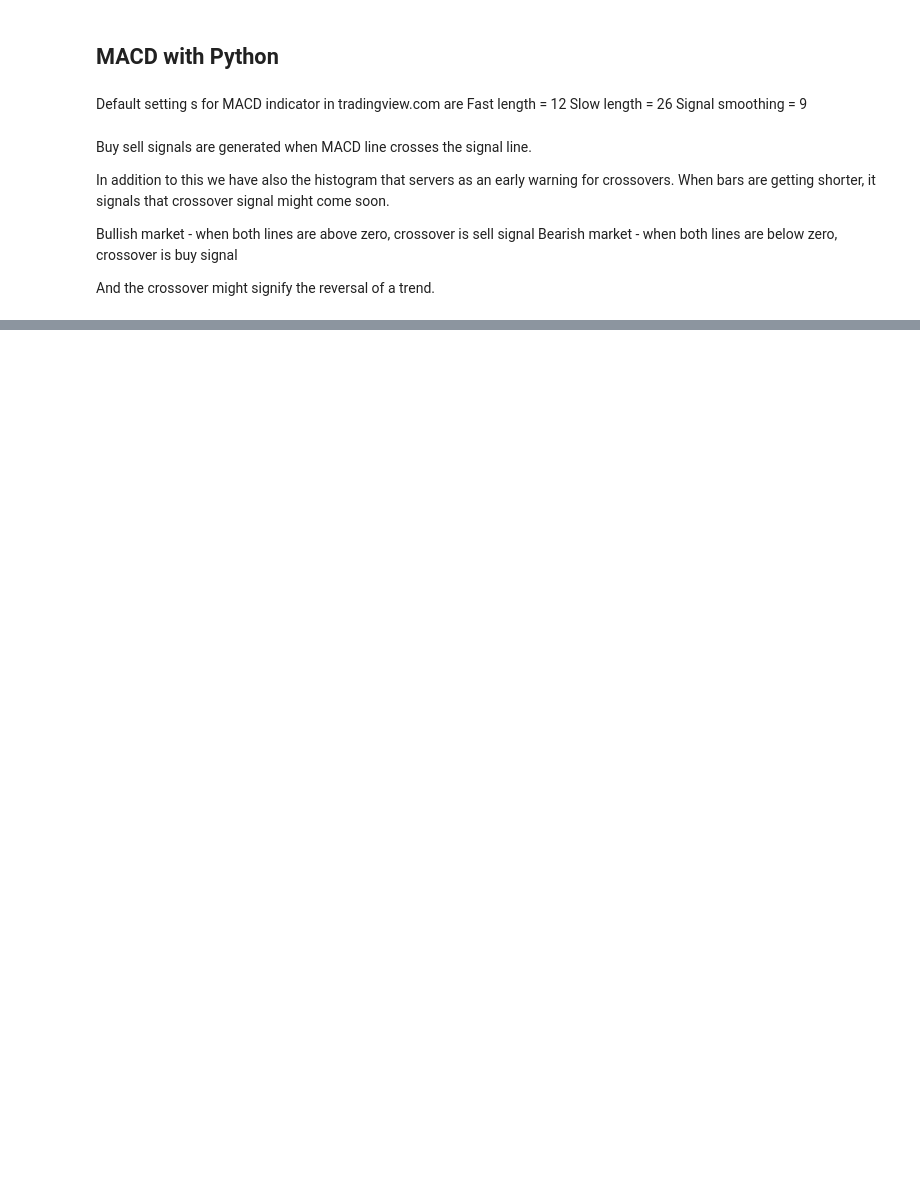
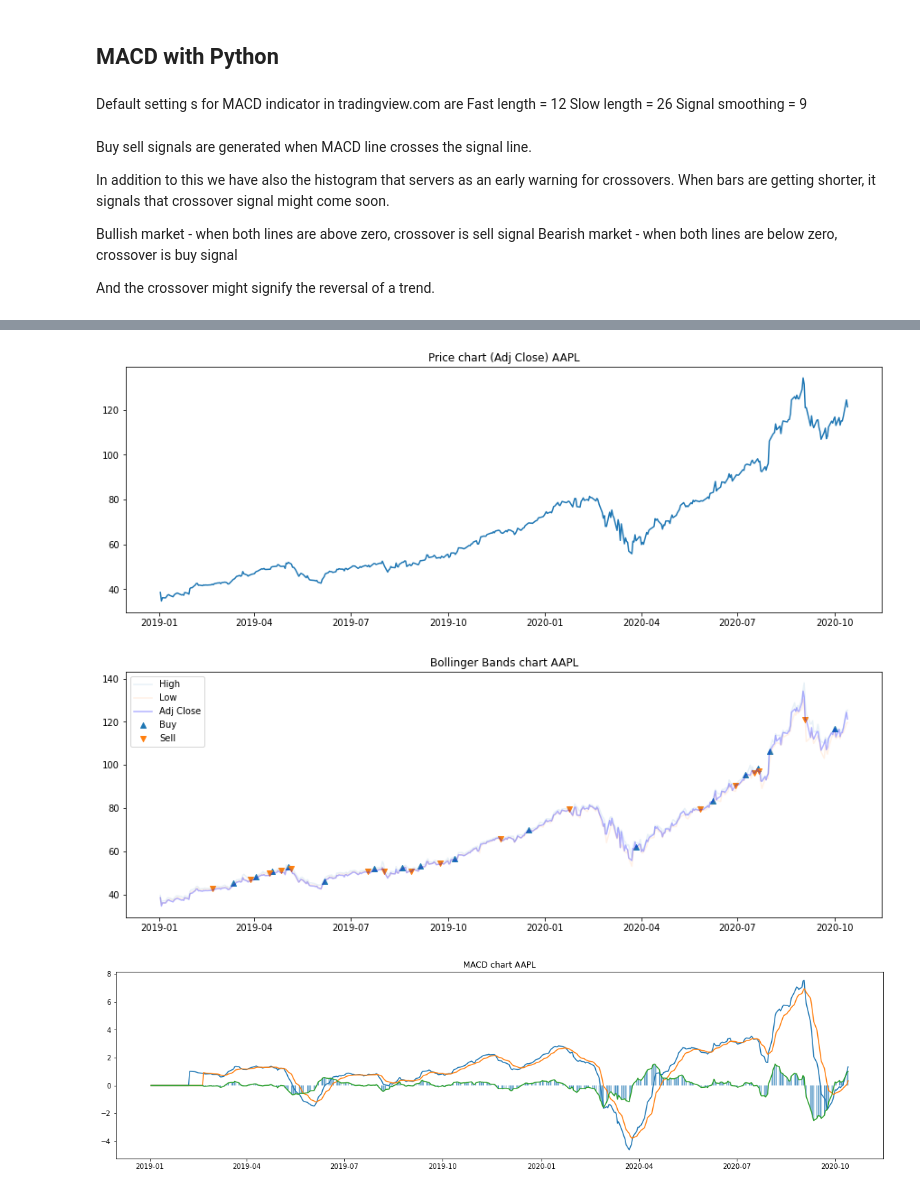
Before and after one commit to tristcoil/technical_indicators, a Jupyter notebook: MACD.ipynb, the cells around one changed output, grey strips where cells are left out. Drawn from its saved outputs; the diff is of its cells as text; code cells hidden in the pictures; blank space fills up the shorter version.

Commit message:
added signal detection

```diff
--- a/MACD.ipynb
+++ b/MACD.ipynb
@@ -133,3 +185,47 @@ plt.show()
+# %%
+#mine implementation
+def plot_signals(df, ticker):
+    # plot price
+    plt.figure(figsize=(15,5))
+    plt.plot(df['Date'], df['Adj Close'])
+    plt.title('Price chart (Adj Close) ' + str(ticker))
+    plt.show()
+
+    # plot  values and significant levels
+    plt.figure(figsize=(15,5))
+    plt.title('Bollinger Bands chart ' + str(ticker))
+    plt.plot(df['Date'], df['High'], label='High', alpha=0.1)
+    plt.plot(df['Date'], df['Low'], label='Low', alpha=0.1)
+    plt.plot(df['Date'], df['Adj Close'], label='Adj Close', color='blue', alpha=0.3)
+
+    #plt.plot(df['Date'], df['High'], label='High', alpha=0.3)
+    #plt.plot(df['Date'], df['Low'], label='Low', alpha=0.3)
+
+    #plt.plot(df['Date'], df['BU'], label='B_Upper', alpha=0.3)
+    #plt.plot(df['Date'], df['BL'], label='B_Lower', alpha=0.3)
+    #plt.plot(df['Date'], df['B_MA'], label='B_SMA', alpha=0.3)
+    #plt.fill_between(df['Date'], df['BU'], df['BL'], color='grey', alpha=0.1)
+
+    plt.scatter(df['Date'], df['Buy_Signal_Price'], label='Buy', marker='^')
+    plt.scatter(df['Date'], df['Sell_Signal_Price'], label='Sell', marker='v')
+
+    plt.legend()
+
+    plt.show()
+
+
+    plt.figure(figsize=(20,5))
+    plt.title('MACD chart ' + str(ticker))
+    plt.plot(df['Date'], df['MACD'].fillna(0))
+    plt.plot(df['Date'], df['MACDsig'].fillna(0))
+    plt.plot(df['Date'], df['MACDhist'].fillna(0))
+    plt.bar(df['Date'], df['MACDhist'].fillna(0), width=0.5, snap=False)
+# %%
+plot_signals(df, ticker)
+# %% [output]
+[figure, added]
+[figure, added]
+[figure, added]
 # %% [markdown]
 #### Sources:
 https://github.com/Crypto-toolbox/pandas-technical-indicators  <BR>
```
Also changed, not shown: parts of 7 cells of this notebook.
